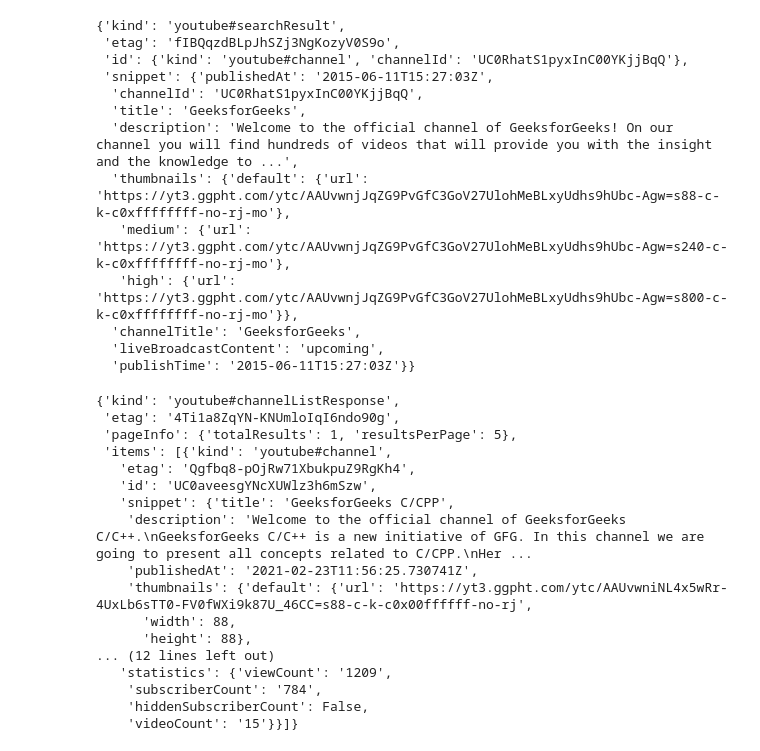
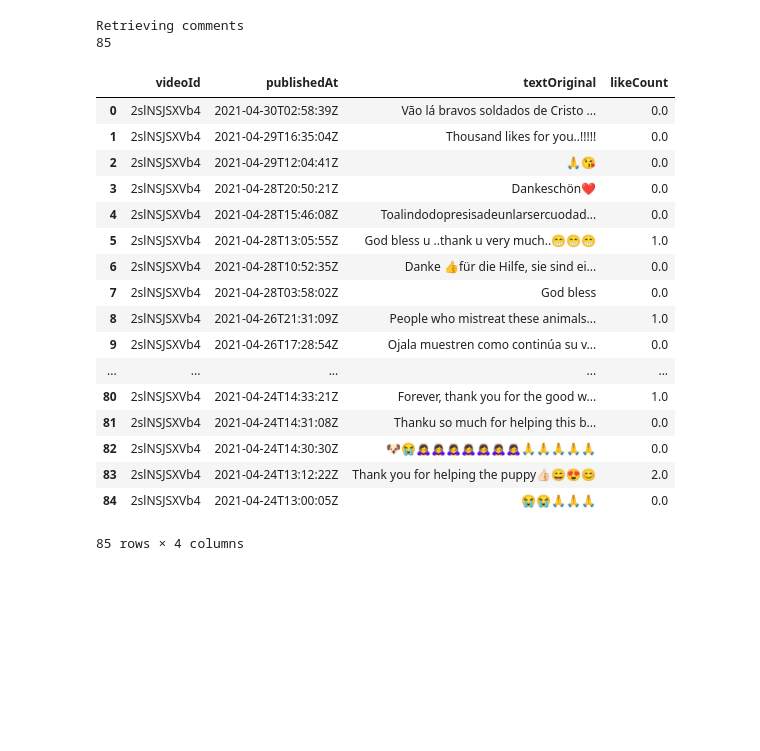
Before and after one commit to ShrRa/RescueAnimalYouTube, a Jupyter notebook: YouTubeScrapping.ipynb, the cells around one changed output. Saved outputs shown, nothing was run; the diff lists cells and outputs as text; code cells hidden in the pictures; blank space fills up the shorter version.

```diff
--- a/YouTubeScrapping.ipynb
+++ b/YouTubeScrapping.ipynb
@@ -234,16 +36,0 @@ print(len(results))
-# %%
-results[0]
-# %% [output]
-{'kind': 'youtube#searchResult',
- 'etag': 'fIBQqzdBLpJhSZj3NgKozyV0S9o',
- 'id': {'kind': 'youtube#channel', 'channelId': 'UC0RhatS1pyxInC00YKjjBqQ'},
- 'snippet': {'publishedAt': '2015-06-11T15:27:03Z',
-  'channelId': 'UC0RhatS1pyxInC00YKjjBqQ',
-  'title': 'GeeksforGeeks',
-  'description': 'Welcome to the official channel of GeeksforGeeks! On our channel you will find hundreds of videos that will provide you with the insight and the knowledge to ...',
-  'thumbnails': {'default': {'url': 'https://yt3.ggpht.com/ytc/AAUvwnjJqZG9PvGfC3GoV27UlohMeBLxyUdhs9hUbc-Agw=s88-c-k-c0xffffffff-no-rj-mo'},
-   'medium': {'url': 'https://yt3.ggpht.com/ytc/AAUvwnjJqZG9PvGfC3GoV27UlohMeBLxyUdhs9hUbc-Agw=s240-c-k-c0xffffffff-no-rj-mo'},
-   'high': {'url': 'https://yt3.ggpht.com/ytc/AAUvwnjJqZG9PvGfC3GoV27UlohMeBLxyUdhs9hUbc-Agw=s800-c-k-c0xffffffff-no-rj-mo'}},
-  'channelTitle': 'GeeksforGeeks',
-  'liveBroadcastContent': 'upcoming',
-  'publishTime': '2015-06-11T15:27:03Z'}}
@@ -258,20 +36,0 @@ channel_response=youtube_object.channels().list(
-# %%
-channel_response
-# %% [output]
-{'kind': 'youtube#channelListResponse',
- 'etag': '4Ti1a8ZqYN-KNUmloIqI6ndo90g',
- 'pageInfo': {'totalResults': 1, 'resultsPerPage': 5},
- 'items': [{'kind': 'youtube#channel',
-   'etag': 'Qgfbq8-pOjRw71XbukpuZ9RgKh4',
-   'id': 'UC0aveesgYNcXUWlz3h6mSzw',
-   'snippet': {'title': 'GeeksforGeeks C/CPP',
-    'description': 'Welcome to the official channel of GeeksforGeeks C/C++.\nGeeksforGeeks C/C++ is a new initiative of GFG. In this channel we are going to present all concepts related to C/CPP.\nHer ...
-    'publishedAt': '2021-02-23T11:56:25.730741Z',
-    'thumbnails': {'default': {'url': 'https://yt3.ggpht.com/ytc/AAUvwniNL4x5wRr-4UxLb6sTT0-FV0fWXi9k87U_46CC=s88-c-k-c0x00ffffff-no-rj',
-      'width': 88,
-      'height': 88},
-... (12 lines left out)
-   'statistics': {'viewCount': '1209',
-    'subscriberCount': '784',
-    'hiddenSubscriberCount': False,
-    'videoCount': '15'}}]}
@@ -493,0 +37,23 @@ channel_response
+# %%
+getComments(videoId='2slNSJSXVb4')
+# %% [output]
+Retrieving comments
+85
+|  | videoId | publishedAt | textOriginal | likeCount |
+| 0 | 2slNSJSXVb4 | 2021-04-30T02:58:39Z | Vão lá bravos soldados de Cristo ... | 0.0 |
+| 1 | 2slNSJSXVb4 | 2021-04-29T16:35:04Z | Thousand likes for you..!!!!! | 0.0 |
+| 2 | 2slNSJSXVb4 | 2021-04-29T12:04:41Z | 🙏😘 | 0.0 |
+| 3 | 2slNSJSXVb4 | 2021-04-28T20:50:21Z | Dankeschön❤ | 0.0 |
+| 4 | 2slNSJSXVb4 | 2021-04-28T15:46:08Z | Toalindodopresisadeunlarsercuodad... | 0.0 |
+| 5 | 2slNSJSXVb4 | 2021-04-28T13:05:55Z | God bless u ..thank u very much..😁😁😁 | 1.0 |
+| 6 | 2slNSJSXVb4 | 2021-04-28T10:52:35Z | Danke 👍für die Hilfe, sie sind ei... | 0.0 |
+| 7 | 2slNSJSXVb4 | 2021-04-28T03:58:02Z | God bless | 0.0 |
+| 8 | 2slNSJSXVb4 | 2021-04-26T21:31:09Z | People who mistreat these animals... | 1.0 |
+| 9 | 2slNSJSXVb4 | 2021-04-26T17:28:54Z | Ojala muestren como continúa su v... | 0.0 |
+| ... | ... | ... | ... | ... |
+| 80 | 2slNSJSXVb4 | 2021-04-24T14:33:21Z | Forever, thank you for the good w... | 1.0 |
+| 81 | 2slNSJSXVb4 | 2021-04-24T14:31:08Z | Thanku so much for helping this b... | 0.0 |
+| 82 | 2slNSJSXVb4 | 2021-04-24T14:30:30Z | 🐶😭🙇‍♀️🙇‍♀️🙇‍♀️🙇‍♀️🙇‍♀️🙇‍♀️🙇‍♀️🙏🙏🙏🙏🙏 | 0.0 |
+| 83 | 2slNSJSXVb4 | 2021-04-24T13:12:22Z | Thank you for helping the puppy👍🏻😄😍😊 | 2.0 |
+| 84 | 2slNSJSXVb4 | 2021-04-24T13:00:05Z | 😭😭🙏🙏🙏 | 0.0 |
+85 rows × 4 columns
```
Also changed, not shown: parts of 38 cells of this notebook, 2 other files.
